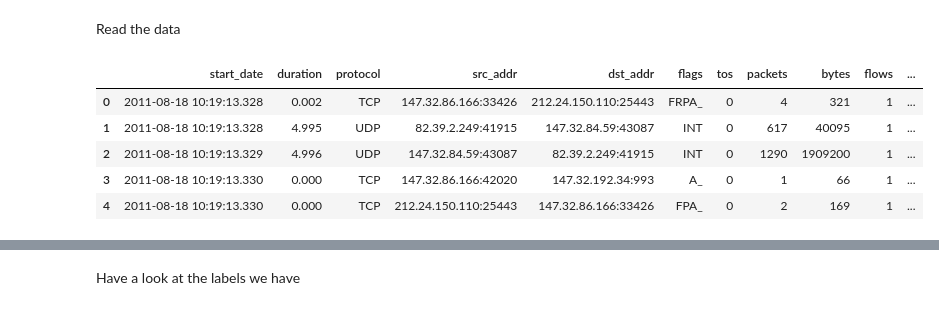
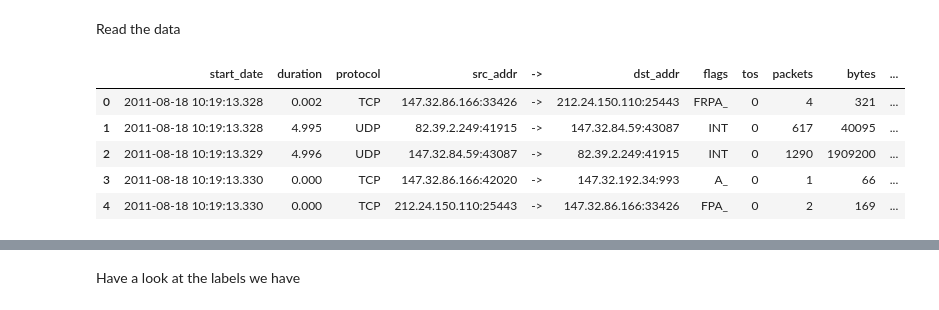
Before and after one commit to benhe119/Cyber-data-analytics_TUDelft, a Jupyter notebook: lab3/notebooks/Flow_data_discretization_task.ipynb, the cells around one changed output, grey strips where cells are left out. Saved outputs shown, nothing was run; the diff lists cells and outputs as text; code cells hidden in the pictures.

```diff
--- a/lab3/notebooks/Flow_data_discretization_task.ipynb
+++ b/lab3/notebooks/Flow_data_discretization_task.ipynb
@@ -26,23 +26,23 @@ It takes quite a few minutes, so run it only if you don't have the processed fil
 # %% [markdown]
 Read the data
 # %%
-column_names = ['_', '_2', 'duration', 'protocol', 'src_addr', 'dst_addr', 'flags', 'tos', 'packets', 'bytes', 'flows', 'label']
+column_names = ['_', '_2', 'duration', 'protocol', 'src_addr', '->', 'dst_addr', 'flags', 'tos', 'packets', 'bytes', 'flows', 'label']
 
 df = pd.read_csv(
-    DATA_PATH_NEW,
+    DATA_PATH_ORIG,
     delimiter='\s+',
     skiprows=[0],
     header=None,
     names=column_names,
     index_col=False,
     parse_dates={"start_date": [0,1]}
 )
 df = df.sort_values('start_date')
 df.head()
 # %% [output]
-|  | start_date | duration | protocol | src_addr | dst_addr | flags | tos | packets | bytes | flows | ... |
-| 0 | 2011-08-18 10:19:13.328 | 0.002 | TCP | 147.32.86.166:33426 | 212.24.150.110:25443 | FRPA_ | 0 | 4 | 321 | 1 | ... |
-| 1 | 2011-08-18 10:19:13.328 | 4.995 | UDP | 82.39.2.249:41915 | 147.32.84.59:43087 | INT | 0 | 617 | 40095 | 1 | ... |
-| 2 | 2011-08-18 10:19:13.329 | 4.996 | UDP | 147.32.84.59:43087 | 82.39.2.249:41915 | INT | 0 | 1290 | 1909200 | 1 | ... |
-| 3 | 2011-08-18 10:19:13.330 | 0.000 | TCP | 147.32.86.166:42020 | 147.32.192.34:993 | A_ | 0 | 1 | 66 | 1 | ... |
-| 4 | 2011-08-18 10:19:13.330 | 0.000 | TCP | 212.24.150.110:25443 | 147.32.86.166:33426 | FPA_ | 0 | 2 | 169 | 1 | ... |
+|  | start_date | duration | protocol | src_addr | -> | dst_addr | flags | tos | packets | bytes | ... |
+| 0 | 2011-08-18 10:19:13.328 | 0.002 | TCP | 147.32.86.166:33426 | -> | 212.24.150.110:25443 | FRPA_ | 0 | 4 | 321 | ... |
+| 1 | 2011-08-18 10:19:13.328 | 4.995 | UDP | 82.39.2.249:41915 | -> | 147.32.84.59:43087 | INT | 0 | 617 | 40095 | ... |
+| 2 | 2011-08-18 10:19:13.329 | 4.996 | UDP | 147.32.84.59:43087 | -> | 82.39.2.249:41915 | INT | 0 | 1290 | 1909200 | ... |
+| 3 | 2011-08-18 10:19:13.330 | 0.000 | TCP | 147.32.86.166:42020 | -> | 147.32.192.34:993 | A_ | 0 | 1 | 66 | ... |
+| 4 | 2011-08-18 10:19:13.330 | 0.000 | TCP | 212.24.150.110:25443 | -> | 147.32.86.166:33426 | FPA_ | 0 | 2 | 169 | ... |
```
Also changed, not shown: parts of 14 cells of this notebook.
